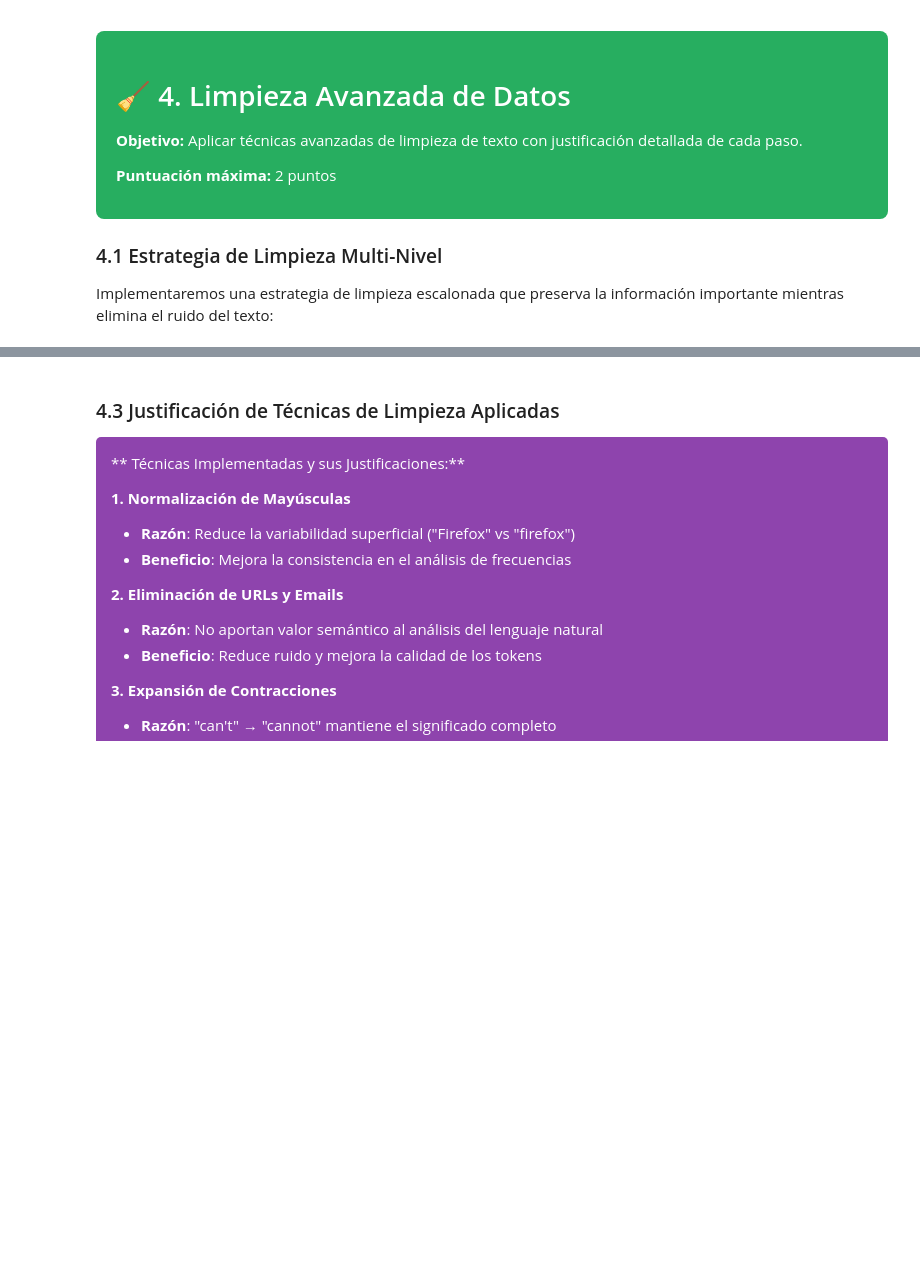
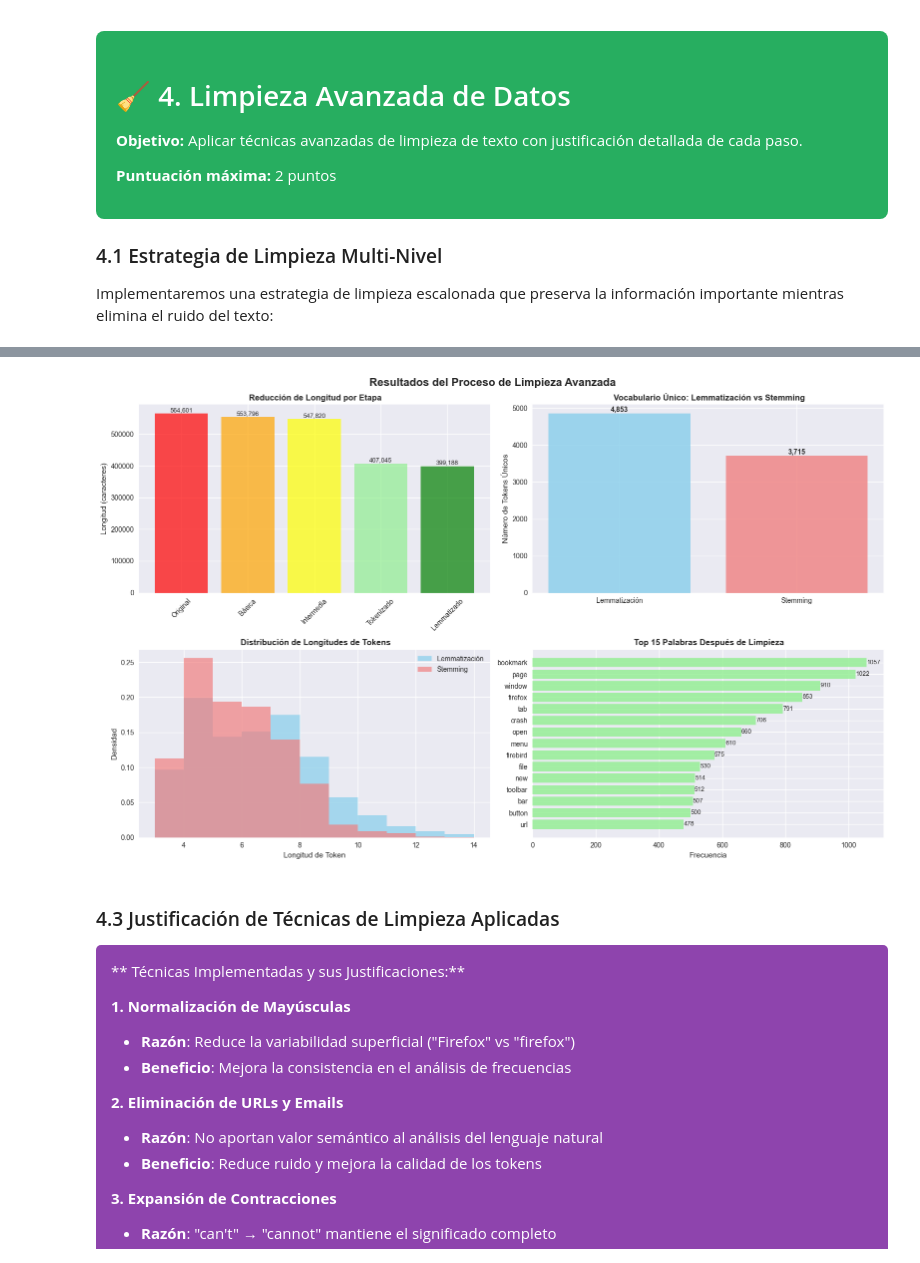
Before and after one commit to cristiandelahooz/first-porfolio, a Jupyter notebook: notebooks/analisis_limpio_tipado.ipynb, the cells around one changed output, grey strips where cells are left out. Drawn from its saved outputs; the diff is of its cells as text; code cells hidden in the pictures; blank space fills up the shorter version.

```diff
--- a/notebooks/analisis_limpio_tipado.ipynb
+++ b/notebooks/analisis_limpio_tipado.ipynb
@@ -668,8 +750,8 @@ def visualizar_resultados_limpieza(resultados_lem, resultados_stem):
     Crea visualizaciones comparativas de los resultados de limpieza.
     """
     fig, axes = plt.subplots(2, 2, figsize=(16, 10))
-    fig.suptitle('🧹 Resultados del Proceso de Limpieza Avanzada',
-                 fontsize=16, fontweight: str = "bold")
+    fig.suptitle('Resultados del Proceso de Limpieza Avanzada',
+                 fontsize=16, fontweight="bold")
 
     # 1. Comparación de reducción en cada etapa
     etapas = ['Original', 'Básica', 'Intermedia', 'Tokenizado', 'Lemmatizado']
@@ -683,15 +765,15 @@ def visualizar_resultados_limpieza(resultados_lem, resultados_stem):
 
     colors = ['red', 'orange', 'yellow', 'lightgreen', 'green']
     bars = axes[0,0].bar(etapas, longitudes, color=colors, alpha=0.7)
-    axes[0,0].set_title(' Reducción de Longitud por Etapa', fontweight: str = "bold")
+    axes[0,0].set_title(' Reducción de Longitud por Etapa', fontweight="bold")
     axes[0,0].set_ylabel('Longitud (caracteres)')
-    axes[0,0].tick_params(axis: str = "x", rotation=45)
+    axes[0,0].tick_params(axis="x", rotation=45)
 
     # Agregar valores en las barras
     for bar in bars:
         height = bar.get_height()
         axes[0,0].text(bar.get_x() + bar.get_width()/2., height + 50,
-                      f'{int(height):,}', ha: str = "center", va: str = "bottom", fontsize=9)
+                      f'{int(height):,}', ha="center", va="bottom", fontsize=9)
 
     # 2. Comparación de vocabulario único: Lemmatización vs Stemming
     metodos = ['Lemmatización', 'Stemming']
@@ -701,50 +783,52 @@ def visualizar_resultados_limpieza(resultados_lem, resultados_stem):
     ]
 
     bars2 = axes[0,1].bar(metodos, vocabularios, color=['skyblue', 'lightcoral'], alpha=0.8)
-    axes[0,1].set_title(' Vocabulario Único: Lemmatización vs Stemming', fontweight: str = "bold")
+    axes[0,1].set_title(' Vocabulario Único: Lemmatización vs Stemming', fontweight="bold")
     axes[0,1].set_ylabel('Número de Tokens Únicos')
 
     for bar in bars2:
         height = bar.get_height()
         axes[0,1].text(bar.get_x() + bar.get_width()/2., height + 5,
-                      f'{int(height):,}', ha: str = "center", va: str = "bottom", fontweight: str = "bold")
+                      f'{int(height):,}', ha="center", va="bottom", fontweight="bold")
 
     # 3. Distribución de longitudes de tokens después de limpieza
     longitudes_tokens_lem = [len(token) for token in resultados_lem['normalizacion_morfologica']['tokens']]
     longitudes_tokens_stem = [len(token) for token in resultados_stem['normalizacion_morfologica']['tokens']]
 
     axes[1,0].hist(longitudes_tokens_lem, bins=range(3, 15), alpha=0.7,
-                   label: str = "Lemmatización", color: str = "skyblue", density=True)
+                   label="Lemmatización", color="skyblue", density=True)
     axes[1,0].hist(longitudes_tokens_stem, bins=range(3, 15), alpha=0.7,
-                   label: str = "Stemming", color: str = "lightcoral", density=True)
-    axes[1,0].set_title(' Distribución de Longitudes de Tokens', fontweight: str = "bold")
+                   label="Stemming", color="lightcoral", density=True)
+    axes[1,0].set_title(' Distribución de Longitudes de Tokens', fontweight="bold")
     axes[1,0].set_xlabel('Longitud de Token')
     axes[1,0].set_ylabel('Densidad')
     axes[1,0].legend()
 
     # 4. Top 15 palabras más frecuentes después de limpieza
     freq_dist_limpio = nltk.FreqDist(resultados_lem['normalizacion_morfologica']['tokens'])
     palabras_top_limpio = freq_dist_limpio.most_common(15)
 
     palabras = [palabra for palabra, _ in palabras_top_limpio]
     frecuencias = [freq for _, freq in palabras_top_limpio]
 
-    bars3 = axes[1,1].barh(palabras[::-1], frecuencias[::-1], color: str = "lightgreen", alpha=0.8)
-    axes[1,1].set_title(' Top 15 Palabras Después de Limpieza', fontweight: str = "bold")
+    bars3 = axes[1,1].barh(palabras[::-1], frecuencias[::-1], color="lightgreen", alpha=0.8)
+    axes[1,1].set_title(' Top 15 Palabras Después de Limpieza', fontweight="bold")
     axes[1,1].set_xlabel('Frecuencia')
 
     for bar in bars3:
         width = bar.get_width()
         axes[1,1].text(width + 0.2, bar.get_y() + bar.get_height()/2,
-                      f'{int(width)}', ha: str = "left", va: str = "center", fontsize=9)
+                      f'{int(width)}', ha="left", va="center", fontsize=9)
 
     plt.tight_layout()
     plt.show()
 
     return freq_dist_limpio
 
 # Generar visualizaciones y obtener distribución de frecuencias limpia
 distribucion_freq_limpia = visualizar_resultados_limpieza(resultados_limpieza_lem, resultados_limpieza_stem)
+# %% [output]
+[figure, added]
 # %% [markdown]
 ### 4.3 Justificación de Técnicas de Limpieza Aplicadas
 
```
Also changed, not shown: parts of 38 cells of this notebook.
